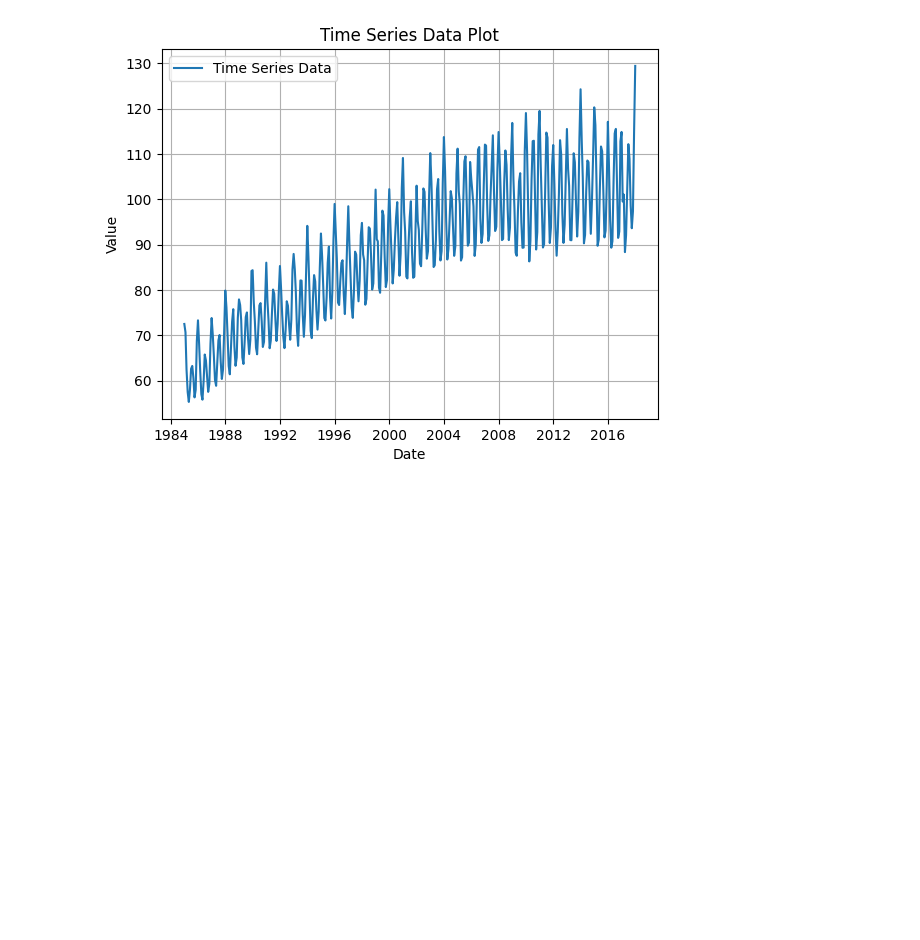
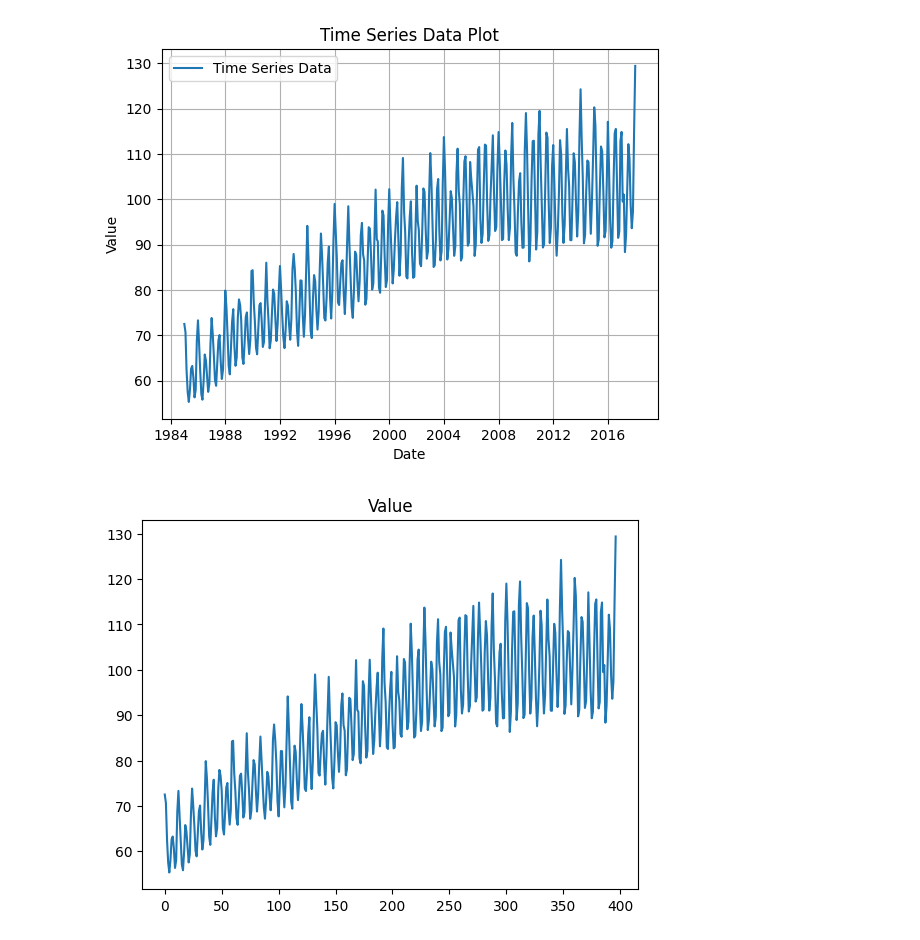
Before and after one commit to d-kavinraja/Time-series-EX-1, a Jupyter notebook: Program-for-TimeSeries Data.ipynb, the cells around one changed output. Cells and saved outputs as stored; diff of their text form; code cells hidden in the pictures; blank space fills up the shorter version.

```diff
--- a/Program-for-TimeSeries Data.ipynb
+++ b/Program-for-TimeSeries Data.ipynb
@@ -15,3 +15,9 @@ plt.legend()
 plt.show()
 # %% [output]
 [figure]
+# %%
+data.head()
+data['Value'].plot(title="Value")
+import numpy as np
+# %% [output]
+[figure, added]
```
Also changed, not shown: parts of 6 cells of this notebook, 1 other file.
